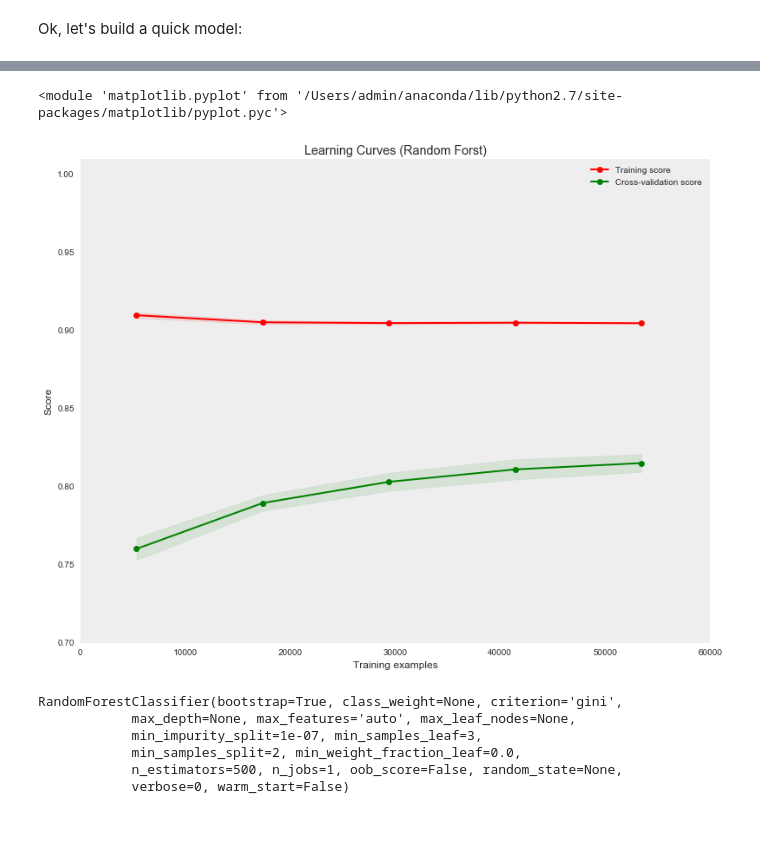
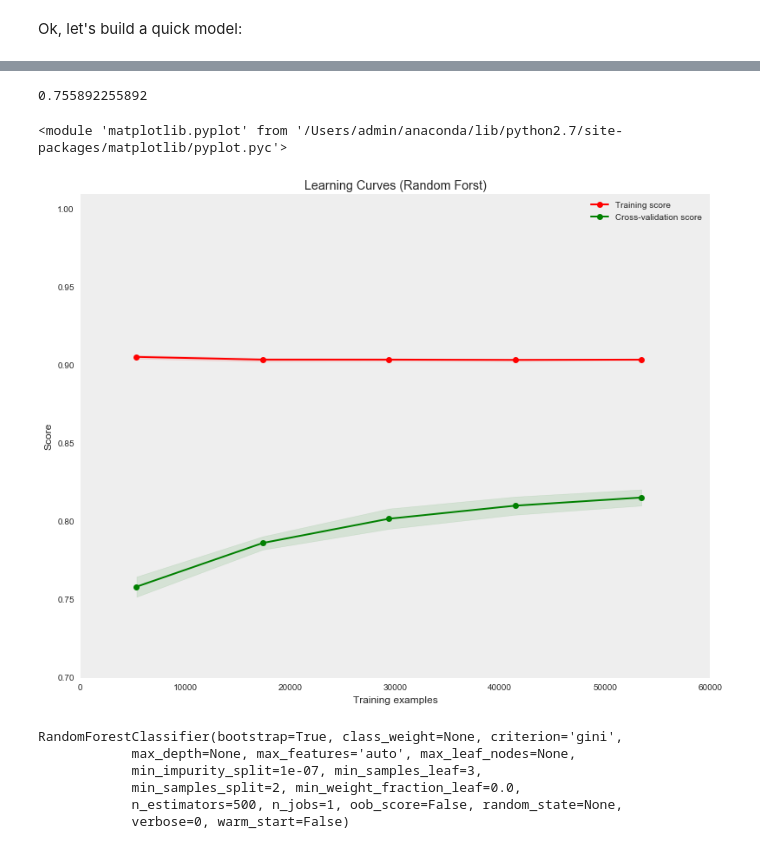
Before and after one commit to du-phan/Pump-it-Up, a Jupyter notebook: Pump_it_up.ipynb, the cells around one changed output, grey strips where cells are left out. Saved outputs shown, nothing was run; the diff lists cells and outputs as text; code cells hidden in the pictures.

```diff
--- a/Pump_it_up.ipynb
+++ b/Pump_it_up.ipynb
@@ -501,7 +510,7 @@ def count_hot_encoding(df, feature_list):
 
     return new_df
 # %%
-regroup_feature_list = ['ward', 'subvillage']
+regroup_feature_list = ['ward', 'subvillage', 'funder','installer']
 
 tr = regroup_categorical_value(train_set, regroup_feature_list)
 te = regroup_categorical_value(test_set, regroup_feature_list)
@@ -594,0 +586,3 @@ Name: 8776, dtype: object
+# %%
+for col in train1.columns:
+    print col, len(train1[col].unique())
@@ -607,6 +702,10 @@ quantity
 source_type
 waterpoint_type
 status_group
+# %%
+convert_height_level = lambda x:0 if x < 2000 else 1 if x < 2250 else 2
+train_df['height_level'] = train_df.gps_height.apply(convert_height_level)
+test_df['height_level'] = test_df.gps_height.apply(convert_height_level)
 # %%
 X_train, X_test, y_train, y_test = model_selection.train_test_split(train_df[feature_list], train_df['status_group'],
                                                                    test_size=0.1)
@@ -693,3 +843,7 @@ np.mean(error)
+# %%
+feat_imp = xgb_cross_validation(xgb_model, train_df, feature_list, 'status_group', verbal=True)
+# %% [output]
+0.755892255892
 # %%
 def plot_learning_curve(estimator, title, X, y, ylim=None, cv=None,
                         n_jobs=1, train_sizes=np.linspace(.1, 1.0, 5)):
@@ -700,7 +854,7 @@ def plot_learning_curve(estimator, title, X, y, ylim=None, cv=None,
         plt.ylim(*ylim)
     plt.xlabel("Training examples")
     plt.ylabel("Score")
-    train_sizes, train_scores, test_scores = learning_curve(
+    train_sizes, train_scores, test_scores = model_selection.learning_curve(
         estimator, X, y, cv=cv, n_jobs=n_jobs, train_sizes=train_sizes)
     train_scores_mean = np.mean(train_scores, axis=1)
     train_scores_std = np.std(train_scores, axis=1)
@@ -723,12 +877,12 @@ def plot_learning_curve(estimator, title, X, y, ylim=None, cv=None,
 # %%
 from sklearn.model_selection import ShuffleSplit
 
 title = "Learning Curves (Random Forst)"
 clf = RandomForestClassifier(n_estimators=500, min_samples_leaf=3)
-# plot_learning_curve(clf, title, train_df[feature_list], train_df['status_group'], ylim=(0.7, 1.01), cv=10, n_jobs=-1)
+plot_learning_curve(clf, title, train_df[feature_list], train_df['status_group'], ylim=(0.7, 1.01), cv=10, n_jobs=-1)
 # %% [output]
 <module 'matplotlib.pyplot' from '/Users/admin/anaconda/lib/python2.7/site-packages/matplotlib/pyplot.pyc'>
-[figure, old version]
+[figure, new version]
 # %%
 clf.fit(train_df[feature_list], train_df['status_group'])
 # %% [output]
```
Also changed, not shown: parts of 40 cells of this notebook, 1 other file.
